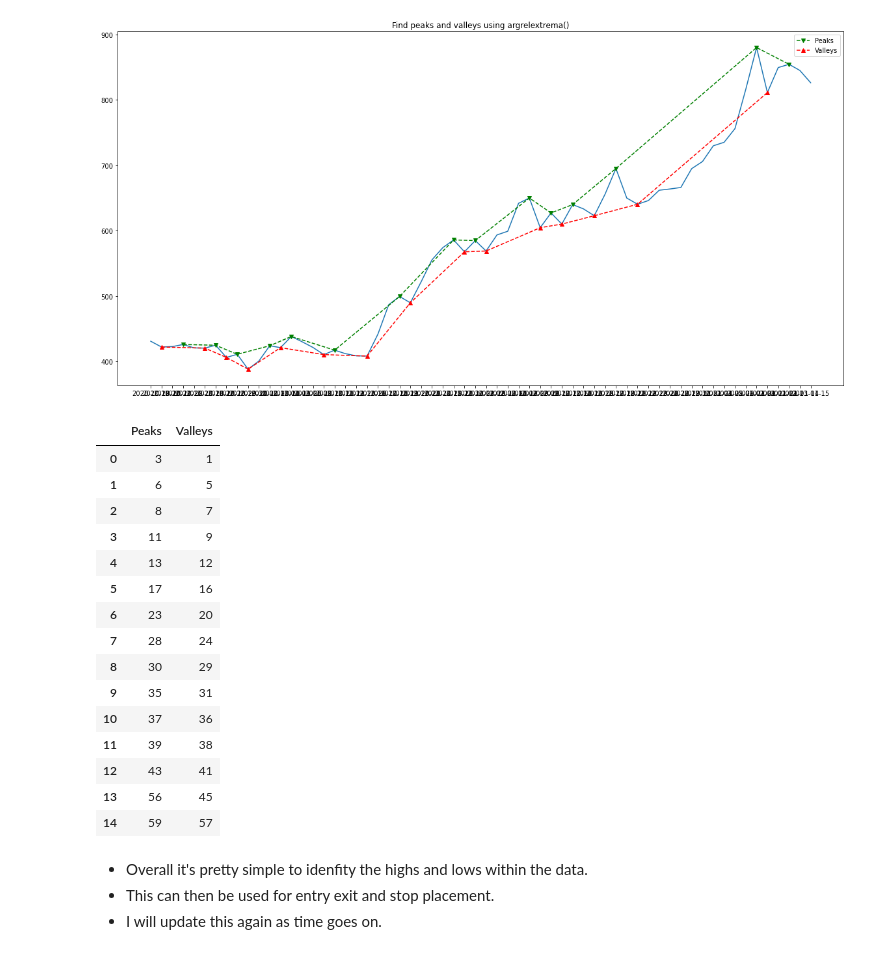
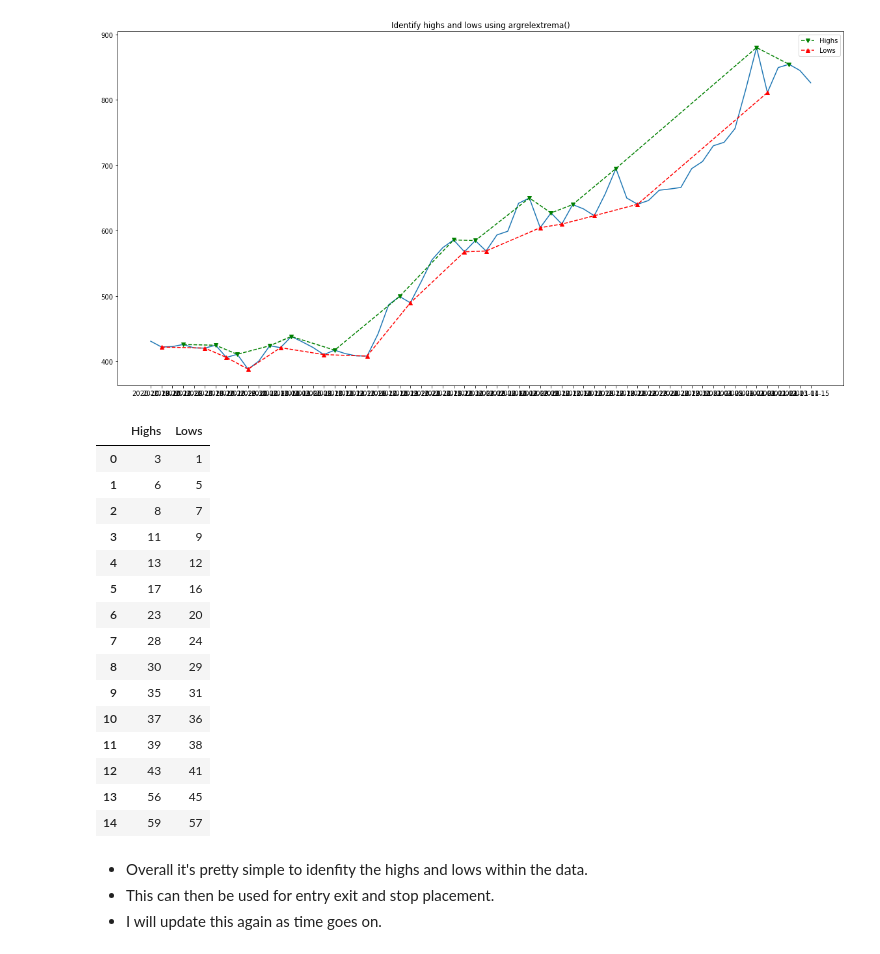
Before and after one commit to ChrisLaha/Identify_Trend_Structure, a Jupyter notebook: TrendStructureID.ipynb, the cells around one changed output. Cells and saved outputs as stored; diff of their text form; code cells hidden in the pictures.

Commit message:
Updated plot

```diff
--- a/TrendStructureID.ipynb
+++ b/TrendStructureID.ipynb
@@ -35,60 +35,60 @@ df
 62 rows × 6 columns
 # %%
 # Define data.
-data_x = df['Adj Close']
-data_y = df['Adj Close']
+x = df['Adj Close']
+y = df['Adj Close']
 
 # Find peaks(max).
-peak_indexes = signal.argrelextrema(data_y.to_numpy(), np.greater)
-peak_indexes = peak_indexes[0]
+highs = signal.argrelextrema(y.to_numpy(), np.greater)
+highs = highs[0]
 
 # Find valleys(min).
-valley_indexes = signal.argrelextrema(data_y.to_numpy(), np.less)
-valley_indexes = valley_indexes[0]
+lows = signal.argrelextrema(y.to_numpy(), np.less)
+lows = lows[0]
 
 # Plot main graph.
 (fig, ax) = plt.subplots(figsize=(20,10))
-ax.plot(data_x)
+ax.plot(x)
 
 # Plot peaks.
-peak_x = peak_indexes
-peak_y = data_y[peak_indexes]
-ax.plot(peak_x, peak_y, marker='v', linestyle='dashed', color='green', label="Peaks")
+highs_x = highs
+highs_y = y[highs]
+ax.plot(highs_x, highs_y, marker='v', linestyle='dashed', color='green', label="Highs")
 
 # Plot valleys.
-valley_x = valley_indexes
-valley_y = data_y[valley_indexes]
-ax.plot(valley_x, valley_y, marker='^', linestyle='dashed', color='red', label="Valleys")
+lows_x = lows
+lows_y = y[lows]
+ax.plot(lows_x, lows_y, marker='^', linestyle='dashed', color='red', label="Lows")
 
 # Plot title and legend
-plt.title('Find peaks and valleys using argrelextrema()')
+plt.title('Identify highs and lows using argrelextrema()')
 plt.legend(loc='best')
 plt.show()
 # %% [output]
 [figure]
-# %%
-# Create df of min/max
-minmax_df = pd.DataFrame()
-minmax_df['Peaks'] = peak_indexes
-minmax_df['Valleys'] = valley_indexes
-minmax_df
-# %% [output]
-|  | Peaks | Valleys |
-| 0 | 3 | 1 |
-| 1 | 6 | 5 |
-| 2 | 8 | 7 |
-| 3 | 11 | 9 |
-| 4 | 13 | 12 |
-| 5 | 17 | 16 |
-| 6 | 23 | 20 |
-| 7 | 28 | 24 |
-| 8 | 30 | 29 |
-| 9 | 35 | 31 |
-| 10 | 37 | 36 |
-| 11 | 39 | 38 |
-| 12 | 43 | 41 |
-| 13 | 56 | 45 |
-| 14 | 59 | 57 |
+# %%
+# Create df of highs/lows
+hl_df = pd.DataFrame()
+hl_df['Highs'] = highs
+hl_df['Lows'] = lows
+hl_df
+# %% [output]
+|  | Highs | Lows |
+| 0 | 3 | 1 |
+| 1 | 6 | 5 |
+| 2 | 8 | 7 |
+| 3 | 11 | 9 |
+| 4 | 13 | 12 |
+| 5 | 17 | 16 |
+| 6 | 23 | 20 |
+| 7 | 28 | 24 |
+| 8 | 30 | 29 |
+| 9 | 35 | 31 |
+| 10 | 37 | 36 |
+| 11 | 39 | 38 |
+| 12 | 43 | 41 |
+| 13 | 56 | 45 |
+| 14 | 59 | 57 |
 # %% [markdown]
 * Overall it's pretty simple to  idenfity the highs and lows within the data.
 * This can then be used for entry exit and stop placement.
```
